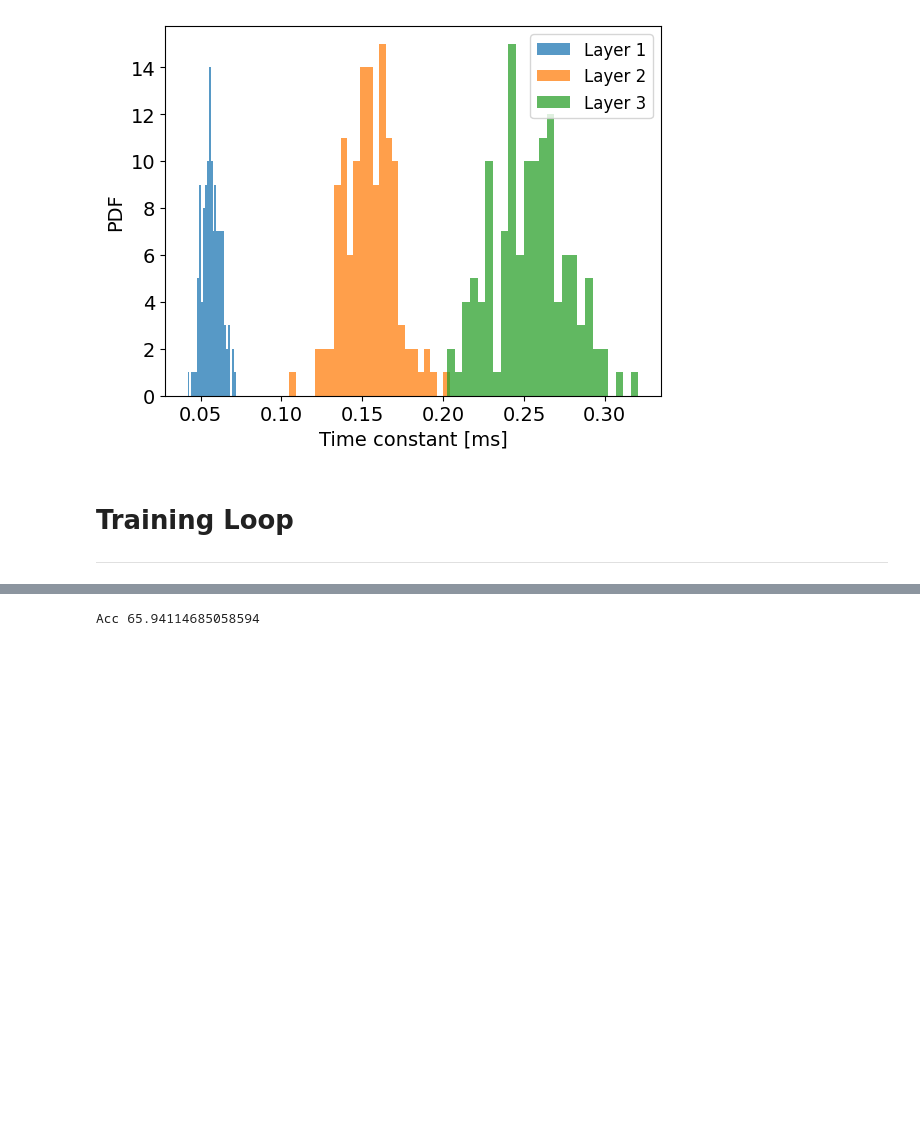
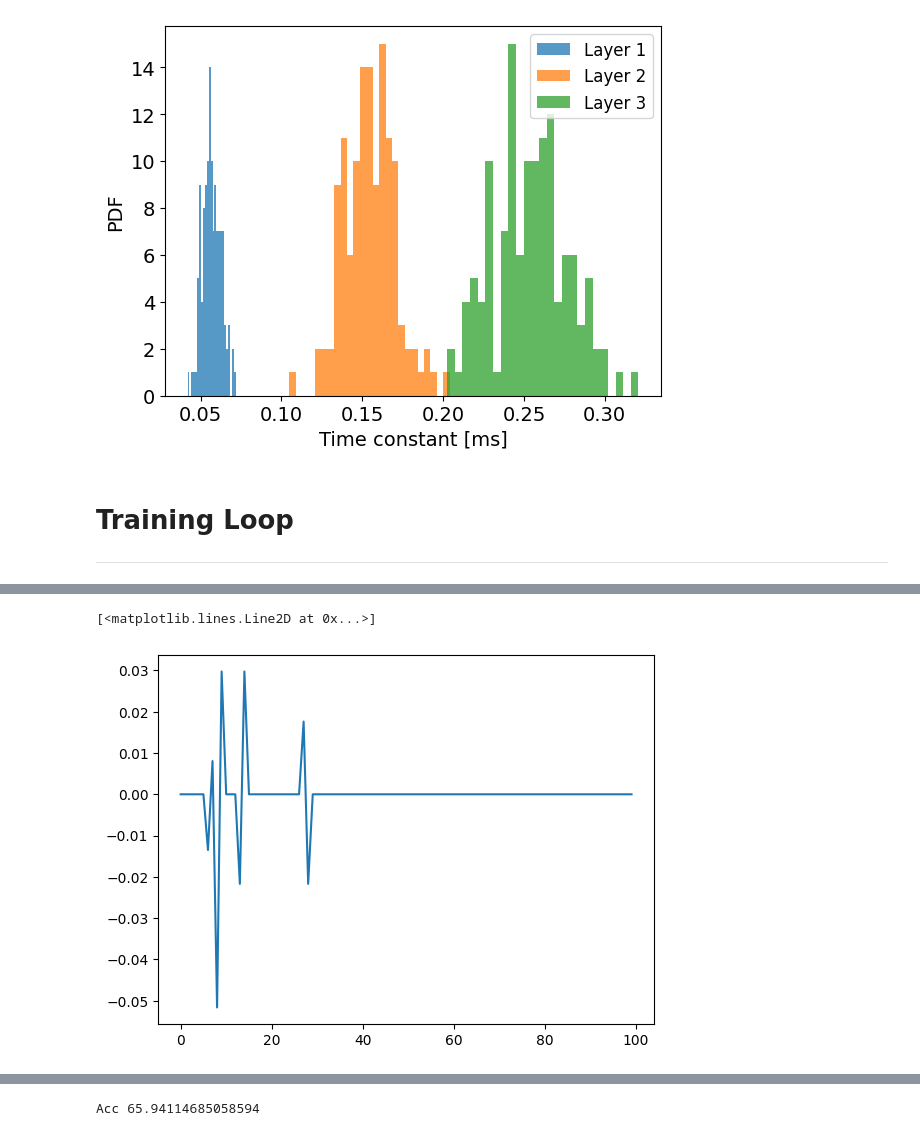
Before and after one commit to EIS-Hub/hSNN, a Jupyter notebook: snn_hierarchy_shd.ipynb, the cells around one changed output, grey strips where cells are left out. Drawn from its saved outputs; the diff is of its cells as text; code cells hidden in the pictures; blank space fills up the shorter version.

```diff
--- a/snn_hierarchy_shd.ipynb
+++ b/snn_hierarchy_shd.ipynb
@@ -801,3 +870,8 @@ value, grads = value_and_grad(loss, has_aux=True, argnums=(1))(key, net_params,
+# %%
+plt.plot( out_v_mem[0, :, 10] )
+# %% [output]
+[<matplotlib.lines.Line2D at 0x...>]
+[figure, added]
 # %%
 def train_mosaic(key, n_batch, n_epochs, args,
                  lr, train_dl, test_dl, val_dl,
```
Also changed, not shown: parts of 17 cells of this notebook, 3 other files.
